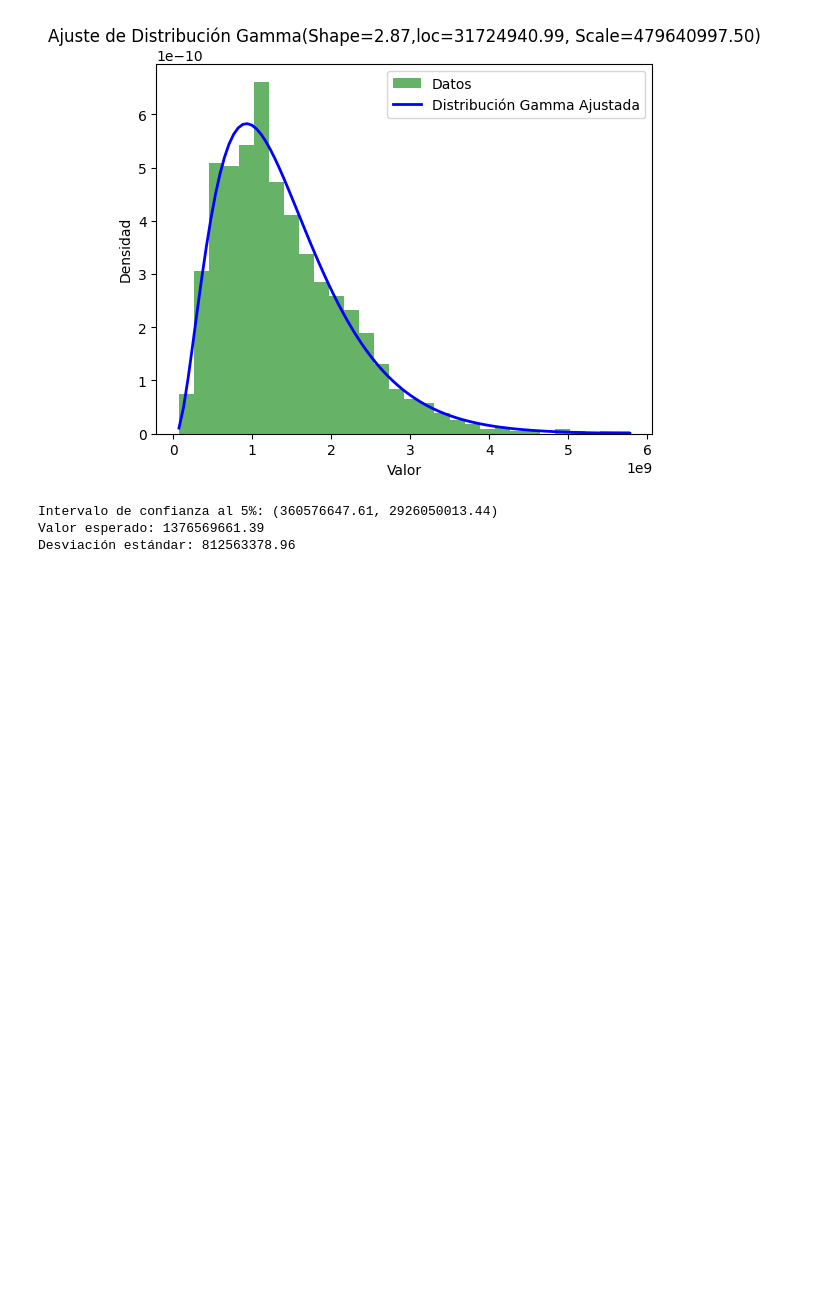
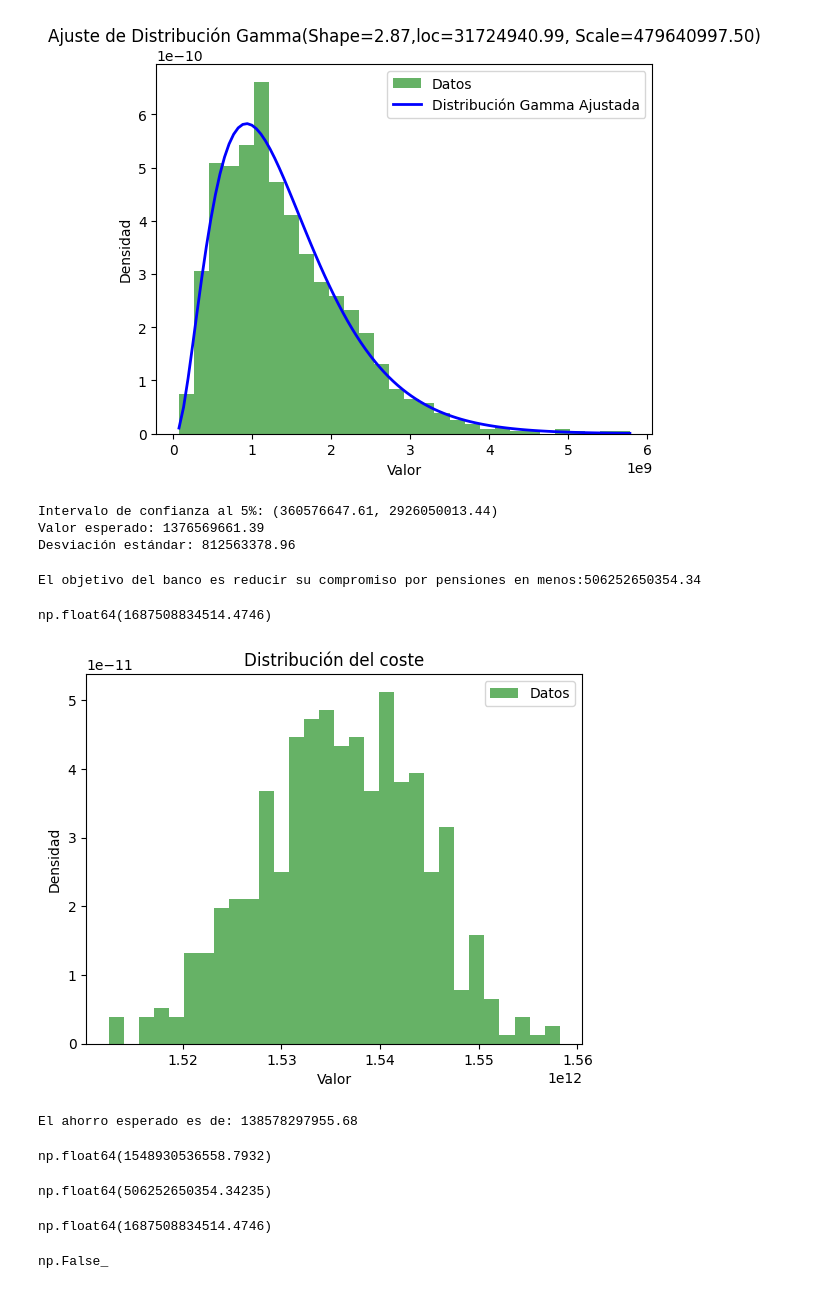
Before and after one commit to mateocivil10/pj_sa_202501, a Jupyter notebook: notebooks/4Clase.ipynb, the cells around one changed output. Cells and saved outputs as stored; diff of their text form; code cells hidden in the pictures; blank space fills up the shorter version.

```diff
--- a/notebooks/4Clase.ipynb
+++ b/notebooks/4Clase.ipynb
@@ -250,3 +249,15 @@ Desviación estándar: 812563378.96
+# %%
+total=data['Valoracion'].sum()
+objetivo=total*0.3
+objetivo
+
+print(f"El objetivo del banco es reducir su compromiso por pensiones en menos:{objetivo:.2f}")
+# %% [output]
+El objetivo del banco es reducir su compromiso por pensiones en menos:506252650354.34
+# %%
+total
+# %% [output]
+np.float64(1687508834514.4746)
 # %%
 ###la probabilidad de aceptacion de esta propuesta se comporta como una distribución Binomial de
 ##parametro P
@@ -270,6 +281,42 @@ for i in range(sim):
         lambda row: row['Pago_hoy'] if row['Aceptación_' + str(i)] == 1 else row['Valoración'],
         axis=1
     )
+# %%
+cols=[col for col in df_sim.columns if 'sim_' in col]
+resp=df_sim[cols].sum()
+
+#Graficar la distribución gamma ajustada
+plt.hist(resp,bins=30,density=True,alpha=0.6,color='g',label='Datos')
+
+#Mostrar la gráfica
+plt.title(f"Distribución del coste")
+plt.xlabel('Valor')
+plt.ylabel('Densidad')
+plt.legend()
+plt.show()
+
+cuantil_95=np.percentile(resp,95)
+ahorro=total-cuantil_95
+print(f"El ahorro esperado es de: {ahorro:.2f}")
+# %% [output]
+[figure, added]
+El ahorro esperado es de: 138578297955.68
+# %%
+cuantil_95
+# %% [output]
+np.float64(1548930536558.7932)
+# %%
+objetivo
+# %% [output]
+np.float64(506252650354.34235)
+# %%
+total
+# %% [output]
+np.float64(1687508834514.4746)
+# %%
+ahorro>=objetivo
+# %% [output]
+np.False_
 # %%
 df_sim.head()
 # %% [output]
```
Also changed, not shown: parts of 14 cells of this notebook.
